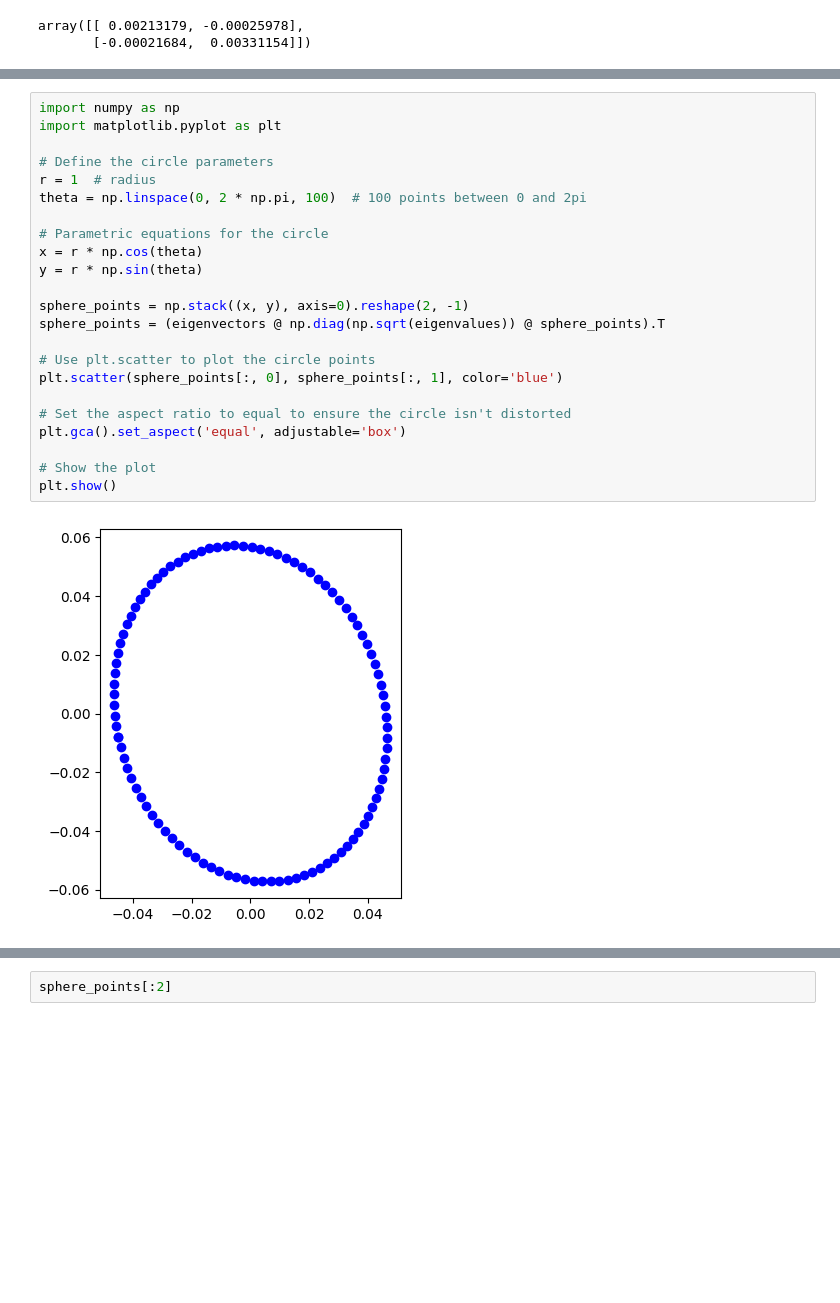
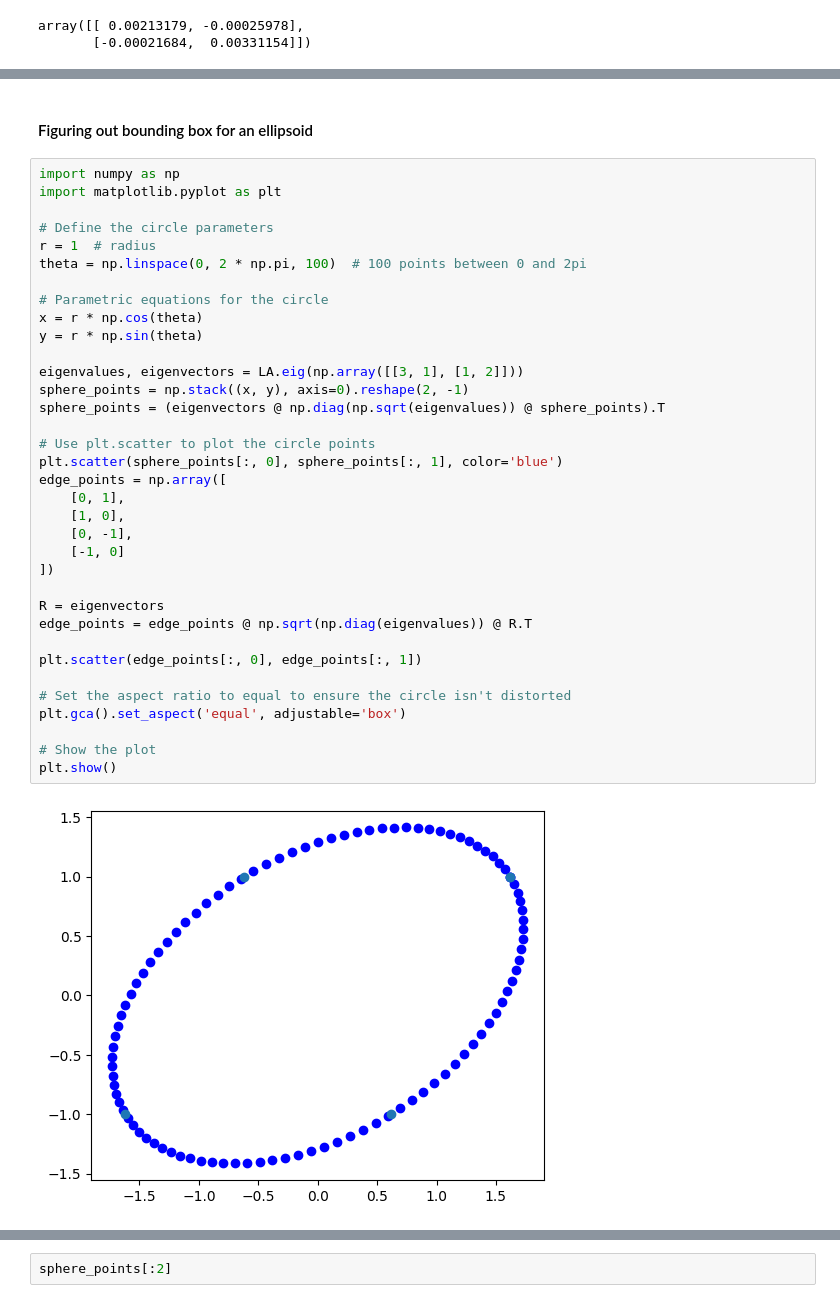
Before and after one commit to farqlia/UrbanViewsModeling, a Jupyter notebook: notebooks/Gaussian.ipynb, the cells around one changed output, grey strips where cells are left out. Cells and saved outputs as stored; diff of their text form; blank space fills up the shorter version.

Commit message:
bounding box to be cont.

```diff
--- a/notebooks/Gaussian.ipynb
+++ b/notebooks/Gaussian.ipynb
@@ -331,25 +341,39 @@ eigenvalues, eigenvectors
-# %%
-import numpy as np
-import matplotlib.pyplot as plt
-
-# Define the circle parameters
-r = 1  # radius
-theta = np.linspace(0, 2 * np.pi, 100)  # 100 points between 0 and 2pi
-
-# Parametric equations for the circle
-x = r * np.cos(theta)
-y = r * np.sin(theta)
-
-sphere_points = np.stack((x, y), axis=0).reshape(2, -1)
-sphere_points = (eigenvectors @ np.diag(np.sqrt(eigenvalues)) @ sphere_points).T
-
-# Use plt.scatter to plot the circle points
-plt.scatter(sphere_points[:, 0], sphere_points[:, 1], color='blue')
-
-# Set the aspect ratio to equal to ensure the circle isn't distorted
-plt.gca().set_aspect('equal', adjustable='box')
-
-# Show the plot
-plt.show()
-# %% [output]
-[figure, removed]
+# %% [markdown]
+#### Figuring out bounding box for an ellipsoid
+# %%
+import numpy as np
+import matplotlib.pyplot as plt
+
+# Define the circle parameters
+r = 1  # radius
+theta = np.linspace(0, 2 * np.pi, 100)  # 100 points between 0 and 2pi
+
+# Parametric equations for the circle
+x = r * np.cos(theta)
+y = r * np.sin(theta)
+
+eigenvalues, eigenvectors = LA.eig(np.array([[3, 1], [1, 2]]))
+sphere_points = np.stack((x, y), axis=0).reshape(2, -1)
+sphere_points = (eigenvectors @ np.diag(np.sqrt(eigenvalues)) @ sphere_points).T
+
+# Use plt.scatter to plot the circle points
+plt.scatter(sphere_points[:, 0], sphere_points[:, 1], color='blue')
+edge_points = np.array([
+    [0, 1],
+    [1, 0],
+    [0, -1],
+    [-1, 0]
+])
+
+R = eigenvectors
+edge_points = edge_points @ np.sqrt(np.diag(eigenvalues)) @ R.T
+
+plt.scatter(edge_points[:, 0], edge_points[:, 1])
+
+# Set the aspect ratio to equal to ensure the circle isn't distorted
+plt.gca().set_aspect('equal', adjustable='box')
+
+# Show the plot
+plt.show()
+# %% [output]
+[figure, added]
```
Also changed, not shown: parts of 26 cells of this notebook.
